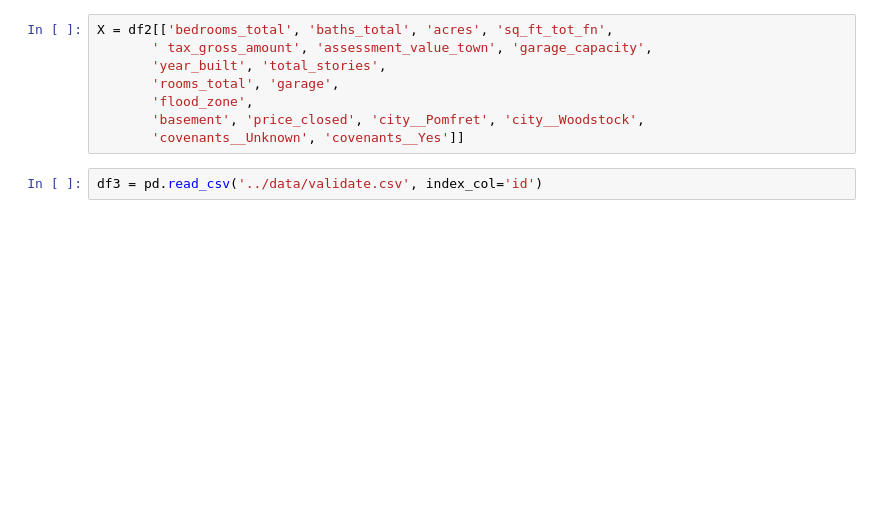
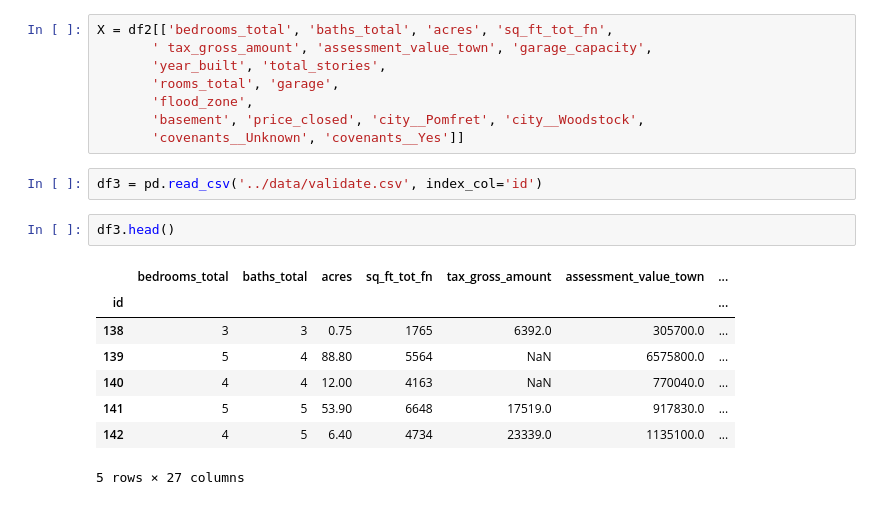
Before and after one commit to minhchan11/GA-Capstone-RealEstate, a Jupyter notebook: notebooks/real-estate-vermont-eda.ipynb, the cells around one changed output. Drawn from its saved outputs; the diff is of its cells as text; blank space fills up the shorter version.

```diff
--- a/notebooks/real-estate-vermont-eda.ipynb
+++ b/notebooks/real-estate-vermont-eda.ipynb
@@ -454,3 +541,14 @@ X = df2[['bedrooms_total', 'baths_total', 'acres', 'sq_ft_tot_fn',
        'covenants__Unknown', 'covenants__Yes']]
 # %%
 df3 = pd.read_csv('../data/validate.csv', index_col='id')
+# %%
+df3.head()
+# %% [output]
+|  | bedrooms_total | baths_total | acres | sq_ft_tot_fn | tax_gross_amount | assessment_value_town | ... |
+| id |  |  |  |  |  |  | ... |
+| 138 | 3 | 3 | 0.75 | 1765 | 6392.0 | 305700.0 | ... |
+| 139 | 5 | 4 | 88.80 | 5564 | NaN | 6575800.0 | ... |
+| 140 | 4 | 4 | 12.00 | 4163 | NaN | 770040.0 | ... |
+| 141 | 5 | 5 | 53.90 | 6648 | 17519.0 | 917830.0 | ... |
+| 142 | 4 | 5 | 6.40 | 4734 | 23339.0 | 1135100.0 | ... |
+5 rows × 27 columns
```
Also changed, not shown: parts of 21 cells of this notebook.
